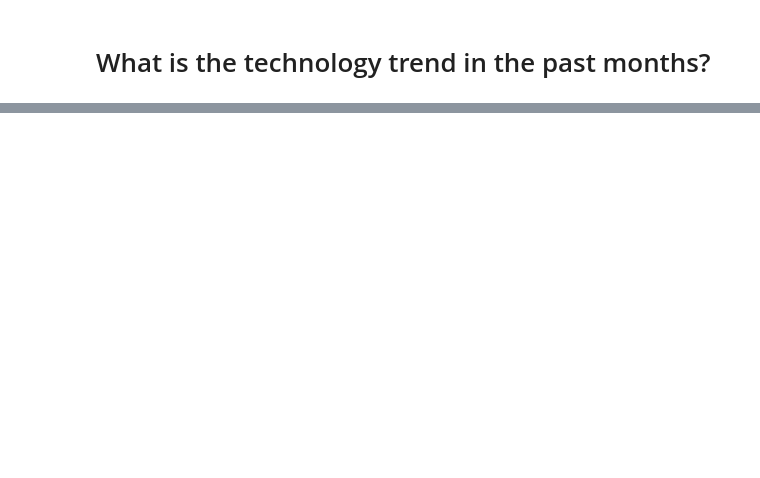
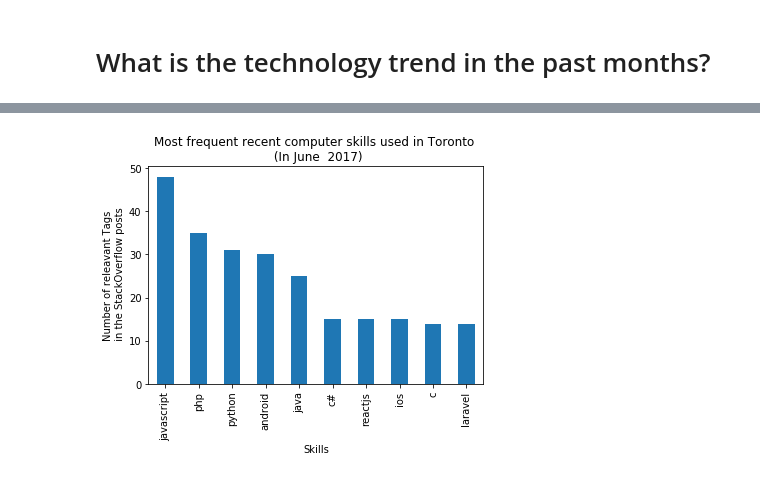
Before and after one commit to SMarjanAlavi/Stack, a Jupyter notebook: StackCity.ipynb, the cells around one changed output, grey strips where cells are left out. Saved outputs shown, nothing was run; the diff lists cells and outputs as text; code cells hidden in the pictures; blank space fills up the shorter version.

Commit message:
Most frequent skills used in Toronto Chart added

```diff
--- a/StackCity.ipynb
+++ b/StackCity.ipynb
@@ -84,6 +8,7 @@ from matplotlib.pyplot import plot
 # %%
 # Read the data from the result of the query file
-df=pd.read_csv('C:/Users/alavimar/ML/Stack/Toronto20170708_20180707.csv', sep=',')
+#Download data from "http://data.stackexchange.com/stackoverflow/query/edit/877382"
+df=pd.read_csv("Toronto20170708_20180707.csv", sep=',')
 # %%
 df1 = df.loc[:, ['Date','TagName','TagId']]#.sort_values(('Date'),ascending=False)
 #df1.describe()
@@ -319,8 +117,0 @@ ValueError: operands could not be broadcast together with shapes (19,) (2,)
-# %%
-df = pd.DataFrame({'A' : ['foo', 'bar', 'foo', 'bar',
-   ...:                           'foo', 'bar', 'foo', 'foo'],
-   ...:                    'B' : ['one', 'one', 'two', 'three',
-   ...:                           'two', 'two', 'one', 'three'],
-   ...:                    'C' : np.random.randn(8),
-   ...:                    'D' : np.random.randn(8)})
-print(df)
@@ -348,0 +118,16 @@ grouped.count()
+# %%
+# Select Toronto Post for each month in 2018 and see the 5 highest number of tags
+dM= df.loc[:, ['Date','TagName','TagId']]
+#dM.describe()
+#print(dM)
+dM1 = dM.drop(dM[(dM['Date'] < '2018-04-01')].index)
+dM2 = dM1.drop(dM[(dM['Date'] > '2018-05-01')].index)
+#print(dJune2018.sort_values(('Date'),ascending=False))
+dM3 = dM2.loc[:, ['TagName','TagId']]
+dM4 = dM3.groupby(['TagName']).agg({'count'})
+#print(dM2)
+#dM2.describe()
+#list(dM2)
+dM5 = dM4.sort_values(('TagId','count'),ascending=False).head(10)
+print(dM5)
+dApril18 = dM5
@@ -348,0 +148,7 @@ grouped.count()
+# %%
+fig = dM5.plot.bar(title = 'Most frequent recent computer skills used in Toronto \n (In June  2017)');
+fig.legend_.remove();
+fig.set_xlabel("Skills");
+fig.set_ylabel("Number of releavant Tags\n in the StackOverflow posts");
+# %% [output]
+[figure, added]
```
Also changed, not shown: parts of 29 cells of this notebook, 2 other files.
